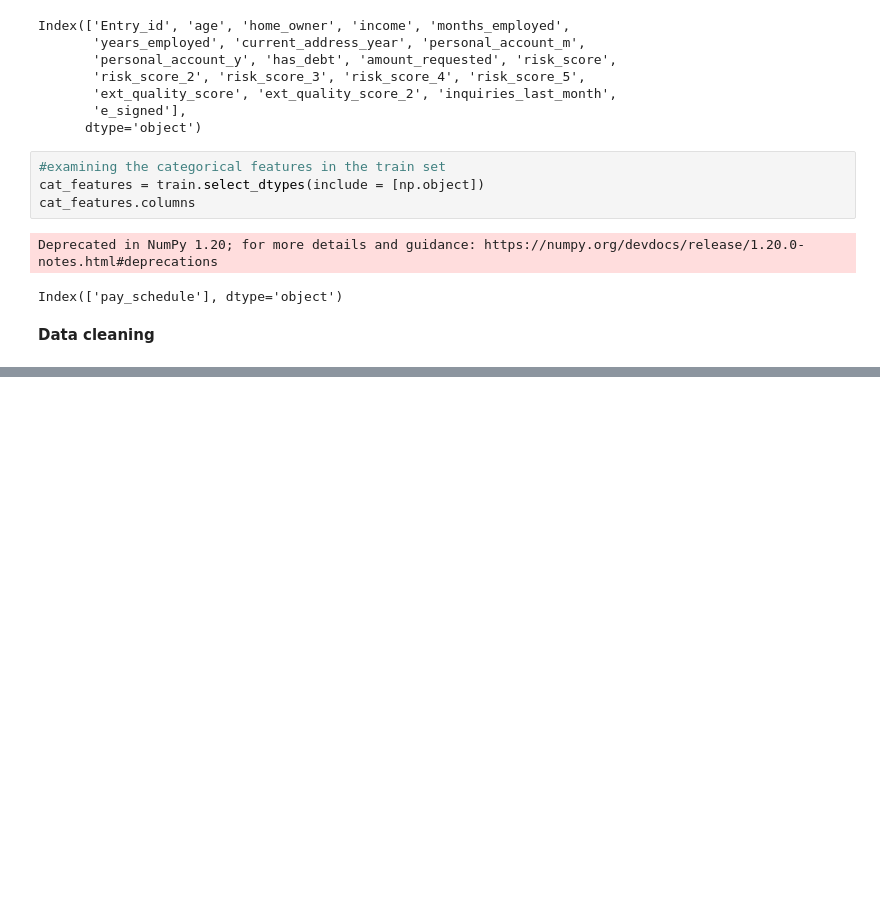
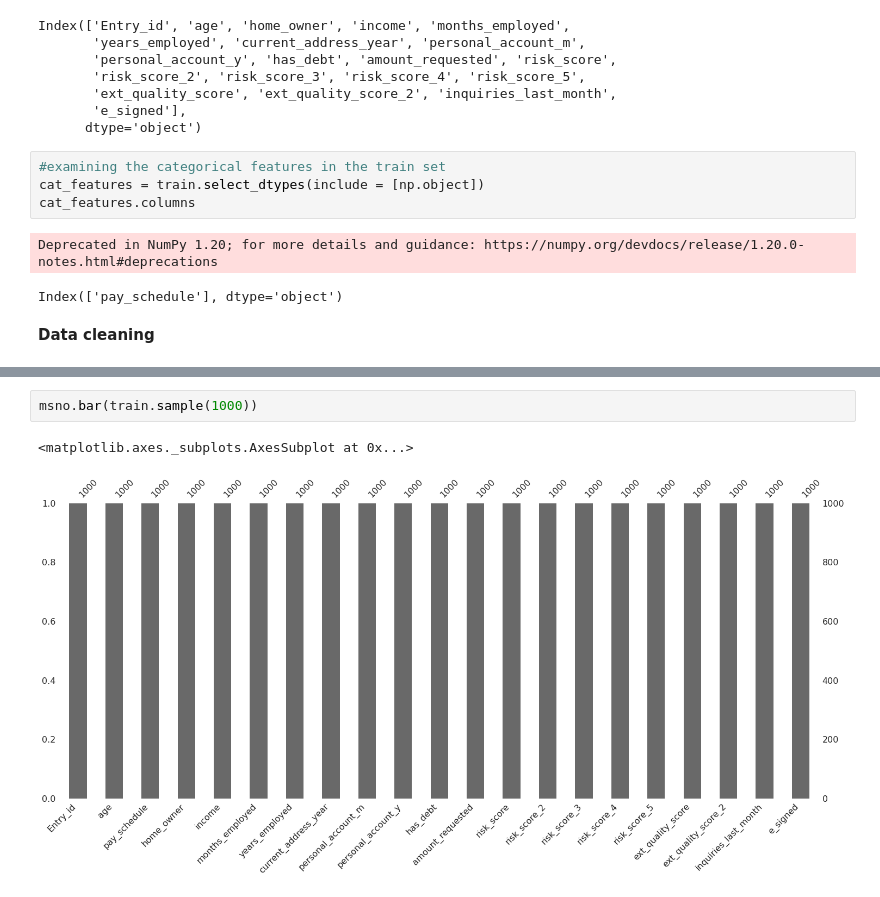
Before and after one commit to zreal135/Team_Pandas, a Jupyter notebook: Team_Pandas_DatafestAfrica_ML_Hackathon.ipynb, the cells around one changed output, grey strips where cells are left out. Cells and saved outputs as stored; diff of their text form; blank space fills up the shorter version.

```diff
--- a/Team_Pandas_DatafestAfrica_ML_Hackathon.ipynb
+++ b/Team_Pandas_DatafestAfrica_ML_Hackathon.ipynb
@@ -180,0 +210,5 @@ Index(['pay_schedule'], dtype='object')
+# %%
+msno.bar(train.sample(1000))
+# %% [output]
+<matplotlib.axes._subplots.AxesSubplot at 0x...>
+[figure, added]
```
Also changed, not shown: parts of 3 cells of this notebook.
